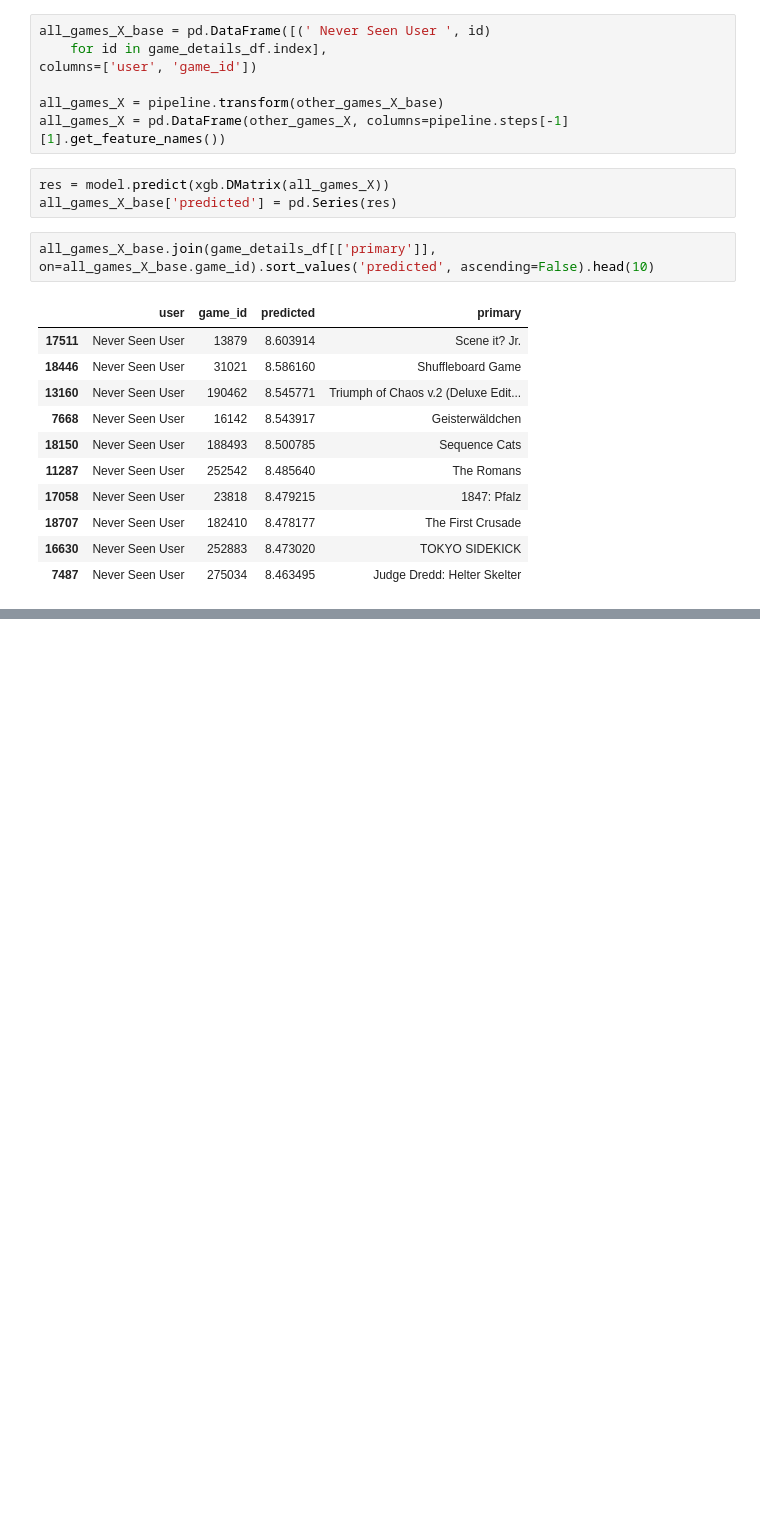
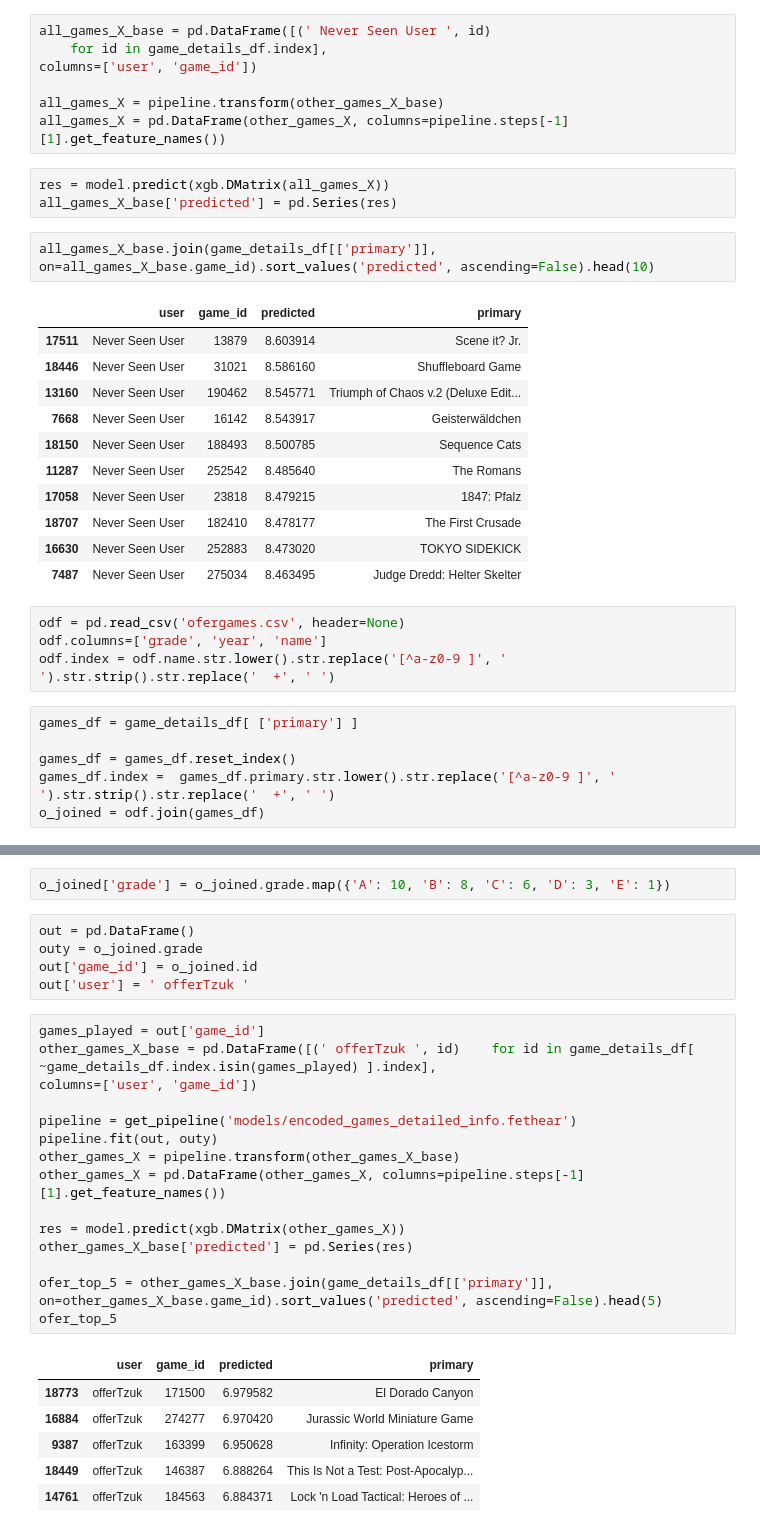
Before and after one commit to guruyaya/bgg-recommandation-model, a Jupyter notebook: exploring_model.ipynb, the cells around one changed output, grey strips where cells are left out. Drawn from its saved outputs; the diff is of its cells as text; blank space fills up the shorter version.

Commit message:
Model exploration update

```diff
--- a/exploring_model.ipynb
+++ b/exploring_model.ipynb
@@ -334,3 +334,13 @@ all_games_X_base.join(game_details_df[['primary']], on=all_games_X_base.game_id)
 | 18707 | Never Seen User | 182410 | 8.478177 | The First Crusade |
 | 16630 | Never Seen User | 252883 | 8.473020 | TOKYO SIDEKICK |
 | 7487 | Never Seen User | 275034 | 8.463495 | Judge Dredd: Helter Skelter |
+# %%
+odf = pd.read_csv('ofergames.csv', header=None)
+odf.columns=['grade', 'year', 'name']
+odf.index = odf.name.str.lower().str.replace('[^a-z0-9 ]', ' ').str.strip().str.replace('  +', ' ')
+# %%
+games_df = game_details_df[ ['primary'] ]
+
+games_df = games_df.reset_index()
+games_df.index =  games_df.primary.str.lower().str.replace('[^a-z0-9 ]', ' ').str.strip().str.replace('  +', ' ')
+o_joined = odf.join(games_df)
@@ -336,0 +374,29 @@ all_games_X_base.join(game_details_df[['primary']], on=all_games_X_base.game_id)
+# %%
+o_joined['grade'] = o_joined.grade.map({'A': 10, 'B': 8, 'C': 6, 'D': 3, 'E': 1})
+# %%
+out = pd.DataFrame()
+outy = o_joined.grade
+out['game_id'] = o_joined.id
+out['user'] = ' offerTzuk '
+# %%
+games_played = out['game_id']
+other_games_X_base = pd.DataFrame([(' offerTzuk ', id)    for id in game_details_df[ ~game_details_df.index.isin(games_played) ].index],
+columns=['user', 'game_id'])
+
+pipeline = get_pipeline('models/encoded_games_detailed_info.fethear')
+pipeline.fit(out, outy)
+other_games_X = pipeline.transform(other_games_X_base)
+other_games_X = pd.DataFrame(other_games_X, columns=pipeline.steps[-1][1].get_feature_names())
+
+res = model.predict(xgb.DMatrix(other_games_X))
+other_games_X_base['predicted'] = pd.Series(res)
+
+ofer_top_5 = other_games_X_base.join(game_details_df[['primary']], on=other_games_X_base.game_id).sort_values('predicted', ascending=False).head(5)
+ofer_top_5
+# %% [output]
+|  | user | game_id | predicted | primary |
+| 18773 | offerTzuk | 171500 | 6.979582 | El Dorado Canyon |
+| 16884 | offerTzuk | 274277 | 6.970420 | Jurassic World Miniature Game |
+| 9387 | offerTzuk | 163399 | 6.950628 | Infinity: Operation Icestorm |
+| 18449 | offerTzuk | 146387 | 6.888264 | This Is Not a Test: Post-Apocalyp... |
+| 14761 | offerTzuk | 184563 | 6.884371 | Lock 'n Load Tactical: Heroes of ... |
```
Also changed, not shown: parts of 10 cells of this notebook.
